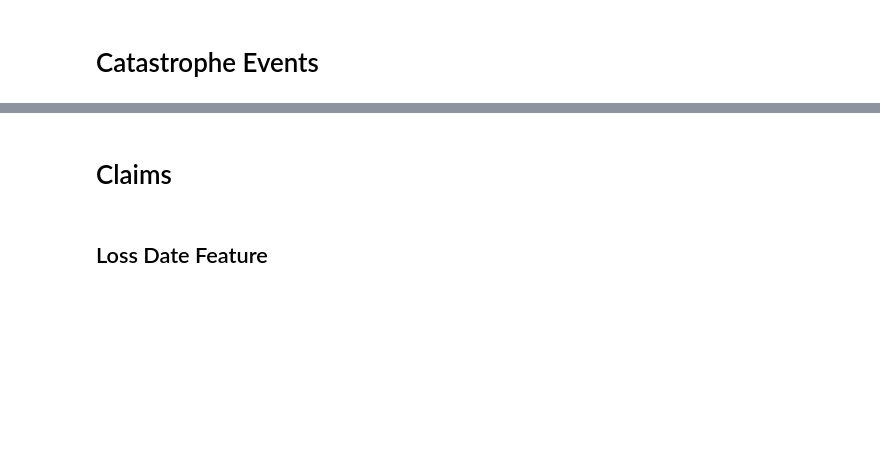
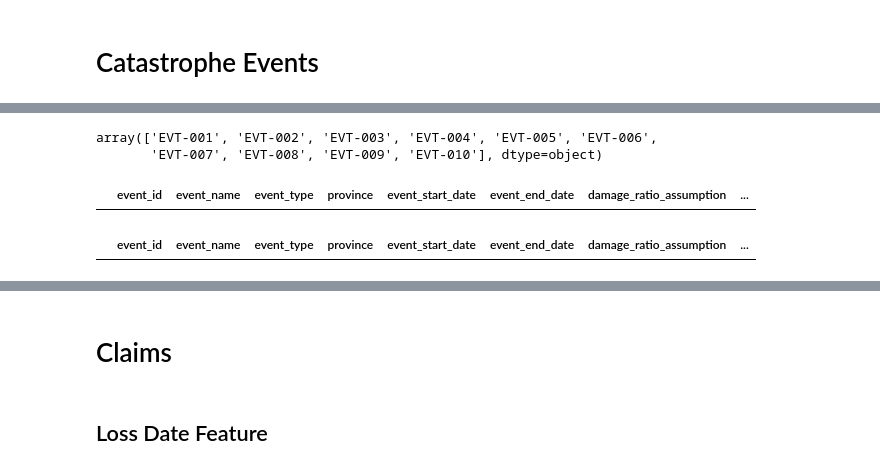
Before and after one commit to SumiK2001/https---github.com-SumiK2001-Santam-Final-Project, a Jupyter notebook: Untitled46.ipynb, the cells around one changed output, grey strips where cells are left out. Saved outputs shown, nothing was run; the diff lists cells and outputs as text; code cells hidden in the pictures; blank space fills up the shorter version.

```diff
--- a/Untitled46.ipynb
+++ b/Untitled46.ipynb
@@ -17,9 +29,9 @@ print(distinct_values)
 # %%
 import pandas as pd
 
-data = pd.read_csv("Raw Data/santam_raw_catastrophe_events.csv")
+catastrophe_events = pd.read_csv("Raw Data/santam_raw_catastrophe_events.csv")
 
 # Number of duplicate rows
-num_duplicates = data.duplicated().sum()
+num_duplicates = catastrophe_events.duplicated().sum()
 
 print(f"Number of duplicate rows: {num_duplicates}")
@@ -35,9 +71,16 @@ for col in cols:
 # %%
-data.event_id.unique()
+catastrophe_events.event_id.unique()
+# %% [output]
+array(['EVT-001', 'EVT-002', 'EVT-003', 'EVT-004', 'EVT-005', 'EVT-006',
+       'EVT-007', 'EVT-008', 'EVT-009', 'EVT-010'], dtype=object)
 # %%
-data[data.event_id.duplicated() == True]
+catastrophe_events[catastrophe_events.event_id.duplicated() == True]
+# %% [output]
+|  | event_id | event_name | event_type | province | event_start_date | event_end_date | damage_ratio_assumption | ... |
 # %%
 import numpy as np
-data['anomaly_code'] = np.where(data.	event_id.duplicated(), "A01", "")
-data[data.event_id.duplicated() == True]
+catastrophe_events['anomaly_code'] = np.where(catastrophe_events.	event_id.duplicated(), "A01", "")
+catastrophe_events[catastrophe_events.event_id.duplicated() == True]
+# %% [output]
+|  | event_id | event_name | event_type | province | event_start_date | event_end_date | damage_ratio_assumption | ... |
 # %%
```
Also changed, not shown: parts of 19 cells of this notebook, 2 other files.
